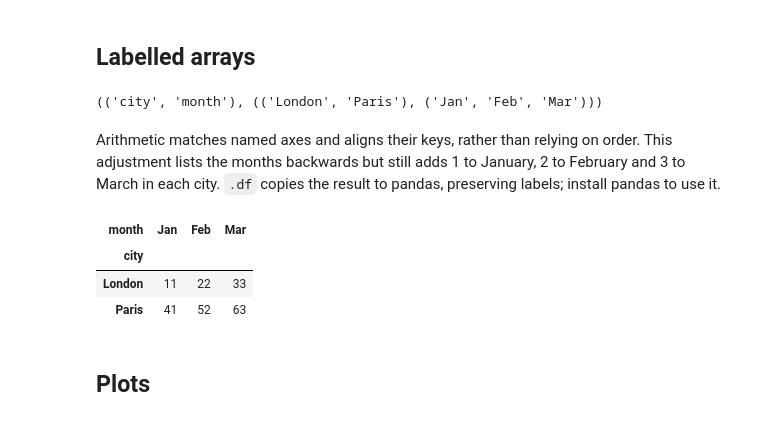
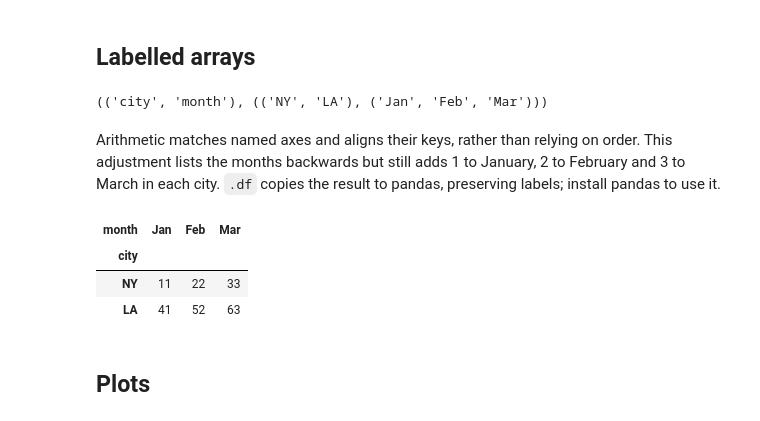
Before and after one commit to AnswerDotAI/basedpl, a Jupyter notebook: nbs/python.ipynb, the cells around one changed output. Saved outputs shown, nothing was run; the diff lists cells and outputs as text; code cells hidden in the pictures.

```diff
--- a/nbs/python.ipynb
+++ b/nbs/python.ipynb
@@ -115,20 +115,23 @@ assert r.output == ['3ₓ']
 # %% [markdown]
 ## Labelled arrays
 # %%
-sales = Array([[10, 20, 30], [40, 50, 60]], axis_keys=(('London', 'Paris'), ('Jan', 'Feb', 'Mar')), axis_names=('city', 'month'))
+data = [[10, 20, 30], [40, 50, 60]]
+keys = ('NY', 'LA'), ('Jan', 'Feb', 'Mar')
+sales = Array(data, axis_keys=keys, axis_names=('city', 'month'))
 sales.axis_names, sales.axis_keys
 # %% [output]
-(('city', 'month'), (('London', 'Paris'), ('Jan', 'Feb', 'Mar')))
+(('city', 'month'), (('NY', 'LA'), ('Jan', 'Feb', 'Mar')))
 # %% [markdown]
 Arithmetic matches named axes and aligns their keys, rather than relying on order. This adjustment lists the months backwards but still adds 1 to January, 2 to February and 3 to March in each city. `.df` copies the result to pandas, preserving labels; install pandas to use it.
 # %%
-adjustment = Array([3, 2, 1], axis_keys=(('Mar', 'Feb', 'Jan'),), axis_names=('month',))
+months = 'Mar', 'Feb', 'Jan'
+adjustment = Array([3, 2, 1], axis_keys=(months,), axis_names=('month',))
 (sales + adjustment).df
 # %% [output]
 | month | Jan | Feb | Mar |
 | city |  |  |  |
-| London | 11 | 22 | 33 |
-| Paris | 41 | 52 | 63 |
+| NY | 11 | 22 | 33 |
+| LA | 41 | 52 | 63 |
 # %% [markdown]
 ## Plots
 # %% [markdown]
```
Also changed, not shown: parts of 12 cells of this notebook, 34 other files.
